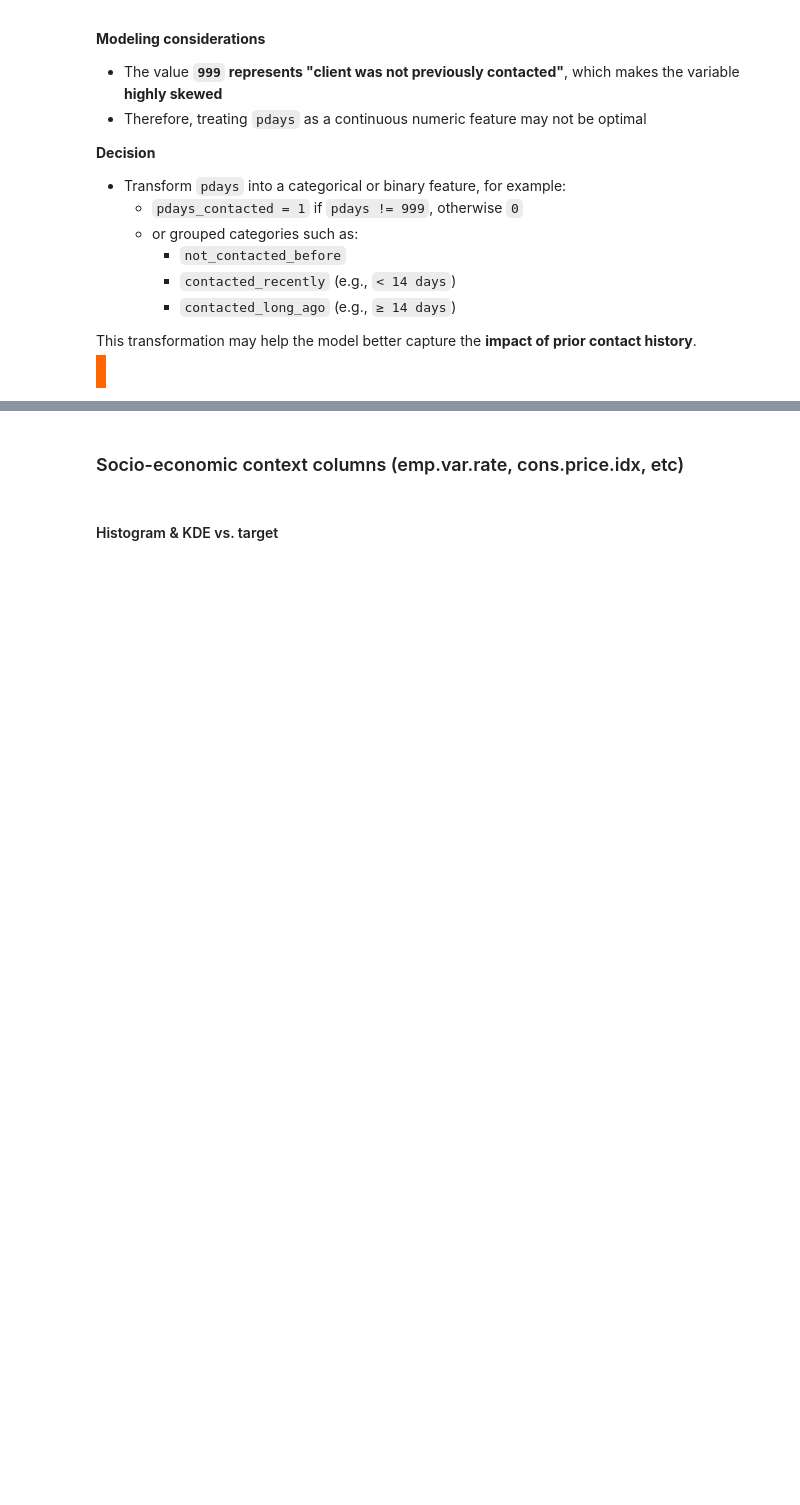
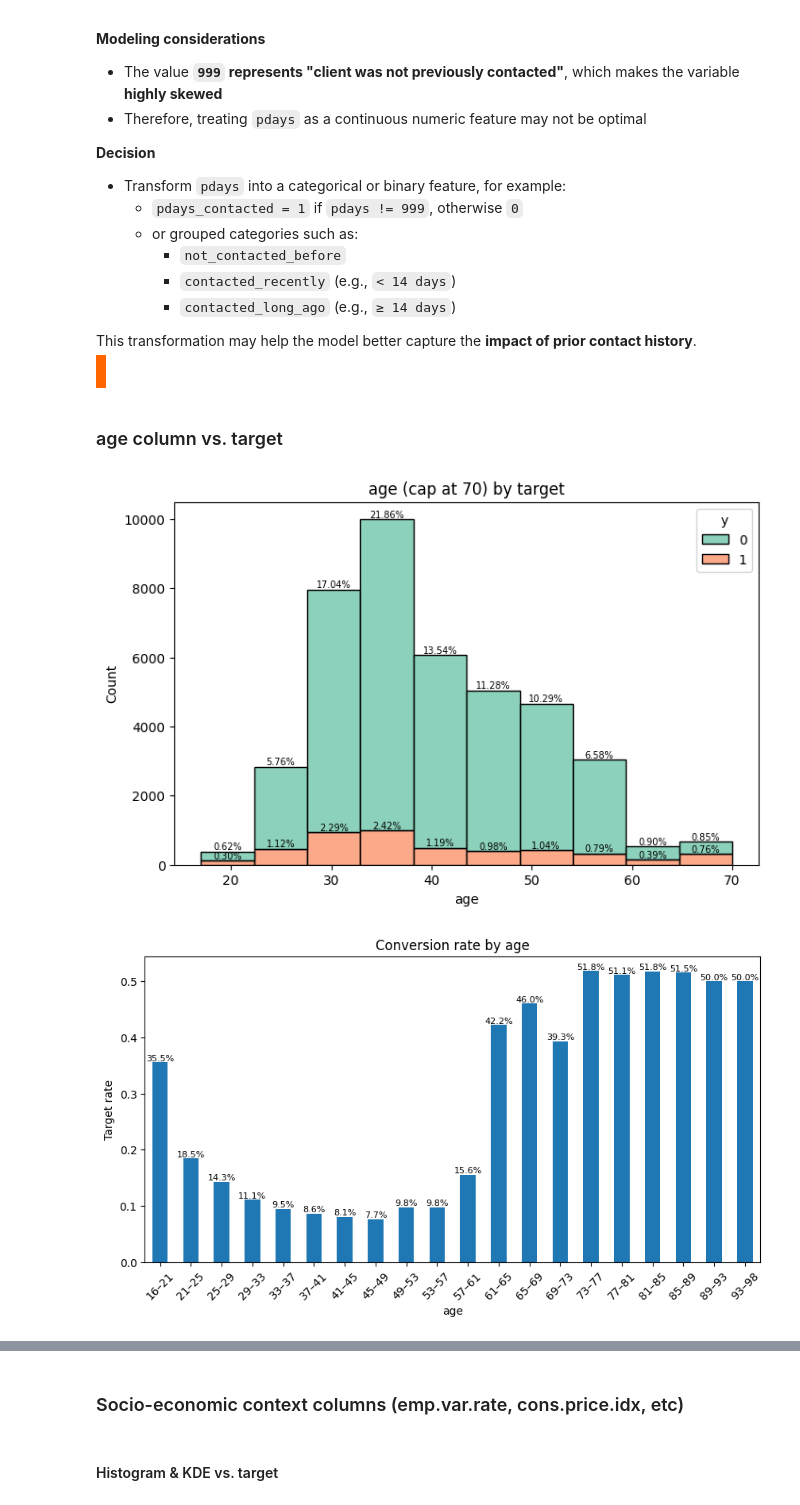
Before and after one commit to Maxstef/ml-bank-additional-project, a Jupyter notebook: notebooks/01_eda.ipynb, the cells around one changed output, grey strips where cells are left out. Saved outputs shown, nothing was run; the diff lists cells and outputs as text; code cells hidden in the pictures; blank space fills up the shorter version.

```diff
--- a/notebooks/01_eda.ipynb
+++ b/notebooks/01_eda.ipynb
@@ -362,3 +362,24 @@ plot_target_rate_by_bin(
 This transformation may help the model better capture the **impact of prior contact history**.
 
 </span>
+# %% [markdown]
+### age column vs. target
+# %%
+plot_histogram(
+    replace_outliers_iqr(numeric_df, "age", replace_with=70),
+    "age",
+    target_col="y",
+    show_pct=True,
+    bins=10,
+    title="age (cap at 70) by target",
+)
+
+plot_target_rate_by_bin(
+    numeric_df,
+    col="age",
+    target_col="y",
+    title="Conversion rate by age",
+)
+# %% [output]
+[figure, added]
+[figure, added]
```
Also changed, not shown: parts of 17 cells of this notebook.
